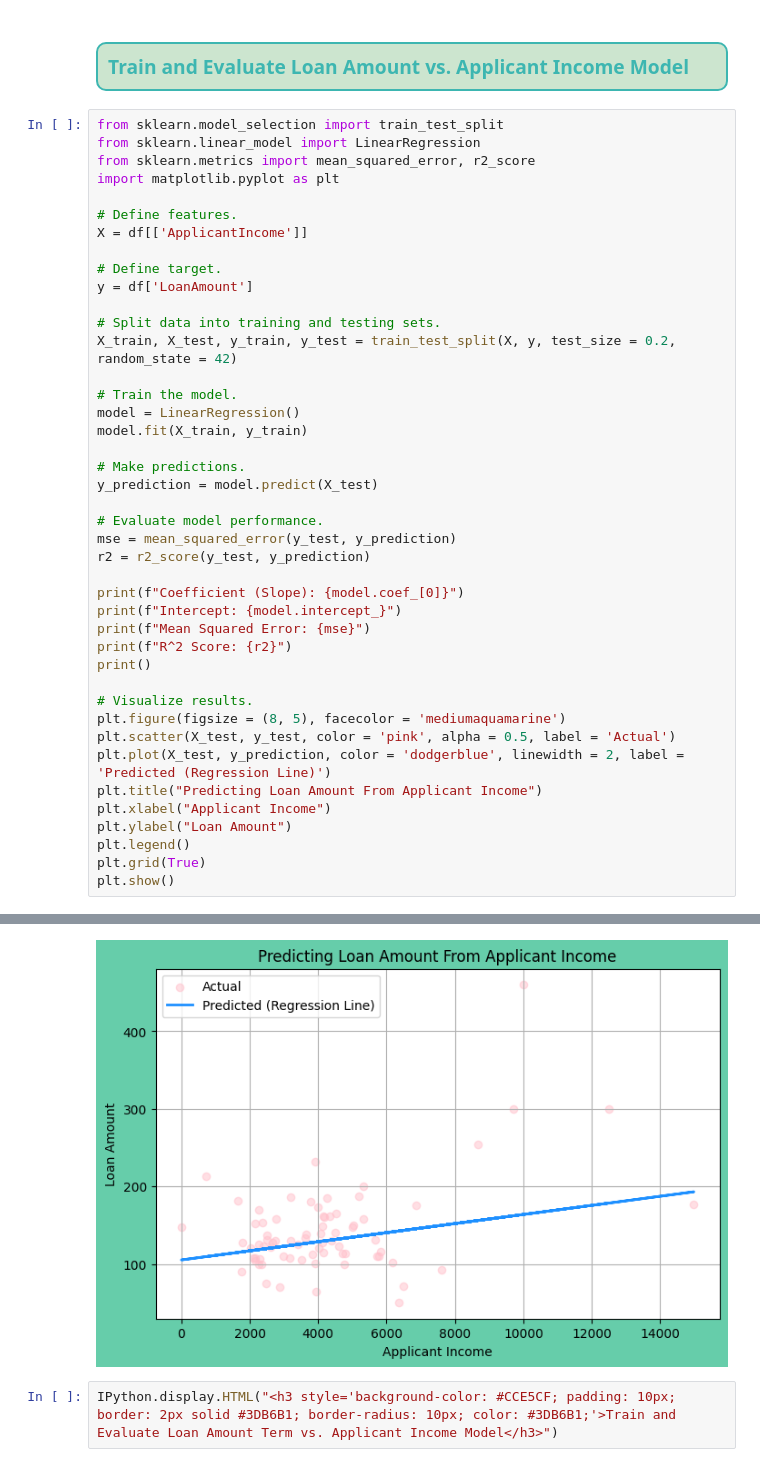
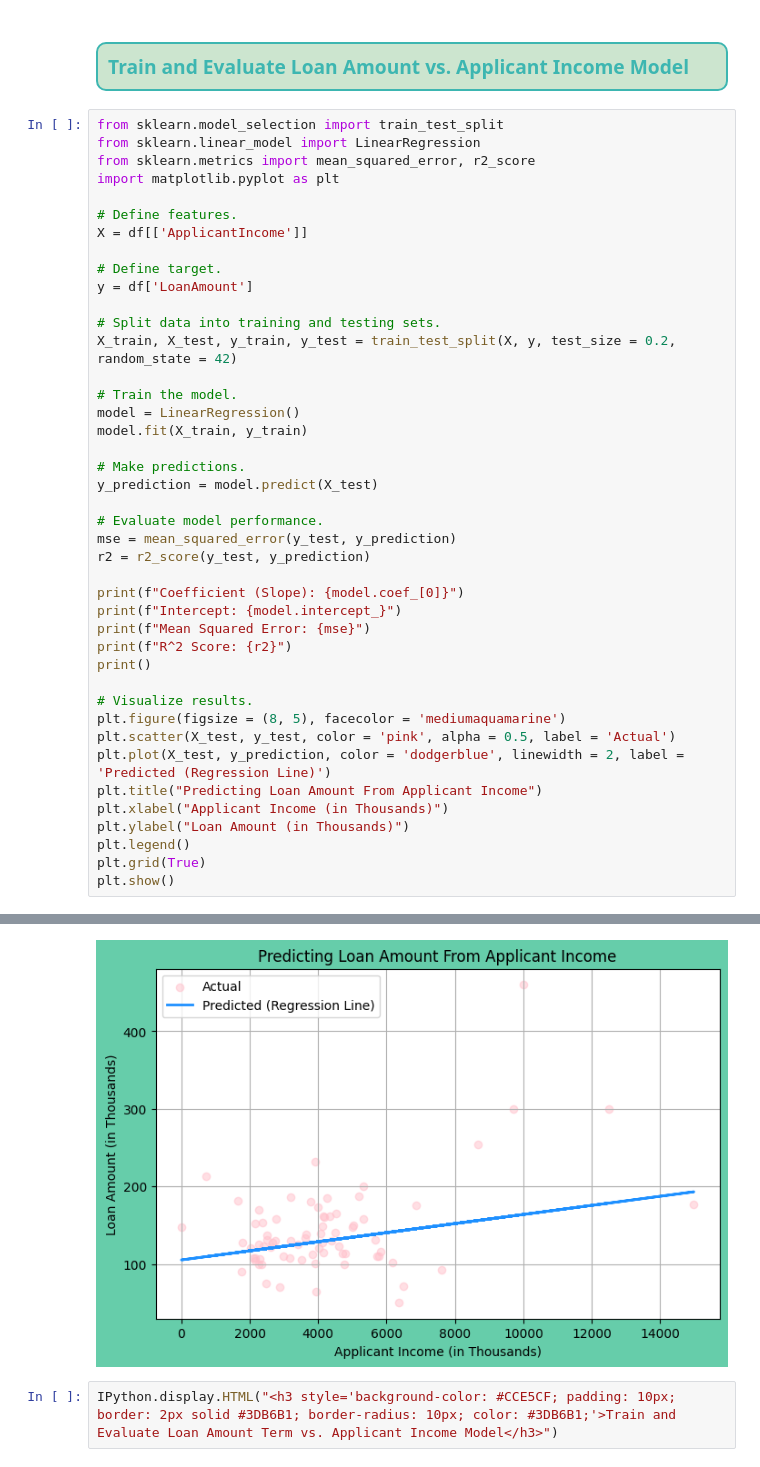
Before and after one commit to AbbyHoyt/KWK-Goldman-Sachs-ML-Final-Project, a Jupyter notebook: Abby_Hoyt_KWK_Machine_Learning_x_Finance_Challenge_Final_Project.ipynb, the cells around one changed output, grey strips where cells are left out. Cells and saved outputs as stored; diff of their text form.

Commit message:
Fixed linear regression model graphs to have more descriptive x/y labels.

```diff
--- a/Abby_Hoyt_KWK_Machine_Learning_x_Finance_Challenge_Final_Project.ipynb
+++ b/Abby_Hoyt_KWK_Machine_Learning_x_Finance_Challenge_Final_Project.ipynb
@@ -417,36 +417,36 @@ X_train, X_test, y_train, y_test = train_test_split(X, y, test_size = 0.2, rando
 # Train the model.
 model = LinearRegression()
 model.fit(X_train, y_train)
 
 # Make predictions.
 y_prediction = model.predict(X_test)
 
 # Evaluate model performance.
 mse = mean_squared_error(y_test, y_prediction)
 r2 = r2_score(y_test, y_prediction)
 
 print(f"Coefficient (Slope): {model.coef_[0]}")
 print(f"Intercept: {model.intercept_}")
 print(f"Mean Squared Error: {mse}")
 print(f"R^2 Score: {r2}")
 print()
 
 # Visualize results.
 plt.figure(figsize = (8, 5), facecolor = 'mediumaquamarine')
 plt.scatter(X_test, y_test, color = 'pink', alpha = 0.5, label = 'Actual')
 plt.plot(X_test, y_prediction, color = 'dodgerblue', linewidth = 2, label = 'Predicted (Regression Line)')
 plt.title("Predicting Loan Amount From Applicant Income")
-plt.xlabel("Applicant Income")
-plt.ylabel("Loan Amount")
+plt.xlabel("Applicant Income (in Thousands)")
+plt.ylabel("Loan Amount (in Thousands)")
 plt.legend()
 plt.grid(True)
 plt.show()
 # %% [output]
 Coefficient (Slope): 0.005862780741177709
 Intercept: 105.1858164978222
 Mean Squared Error: 3066.103512551048
 R^2 Score: 0.11806292831091614
-[figure, old version]
+[figure, new version]
 # %%
 IPython.display.HTML("<h3 style='background-color: #CCE5CF; padding: 10px; border: 2px solid #3DB6B1; border-radius: 10px; color: #3DB6B1;'>Train and Evaluate Loan Amount Term vs. Applicant Income Model</h3>")
 # %% [output]
```
Also changed, not shown: parts of 4 cells of this notebook.
